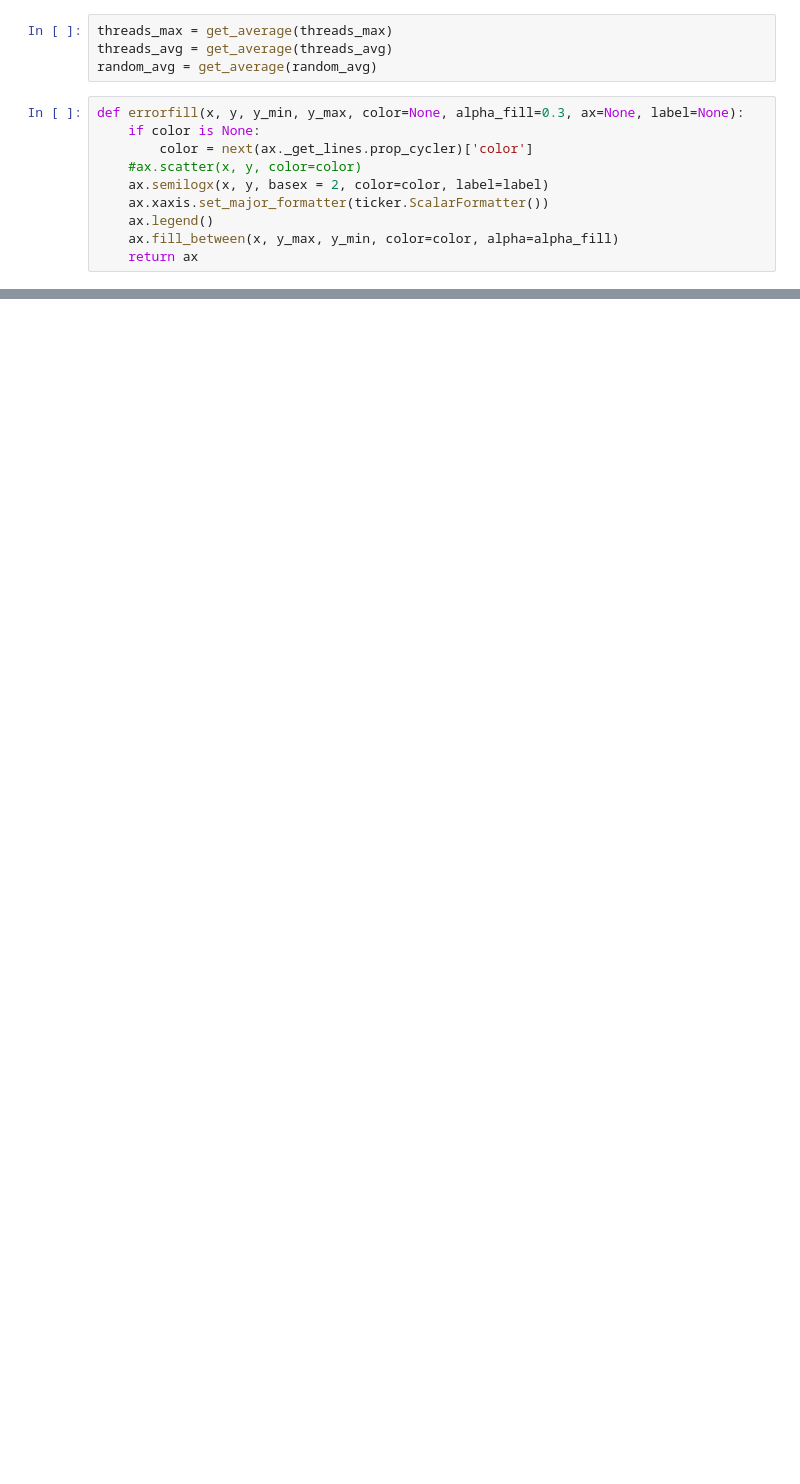
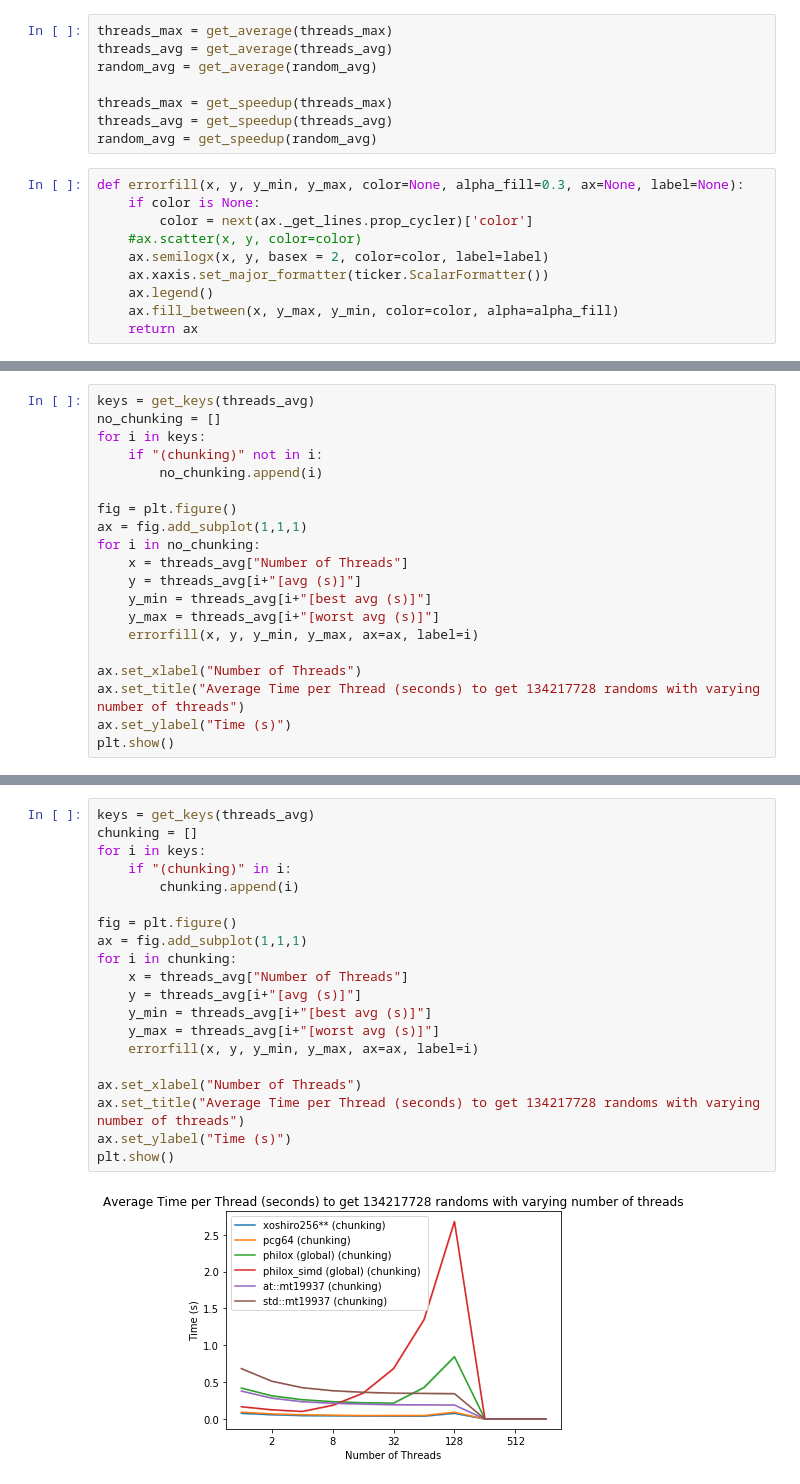
Before and after one commit to syed-ahmed/benchmark-rngs, a Jupyter notebook: results/plot-results.ipynb, the cells around one changed output, grey strips where cells are left out. Cells and saved outputs as stored; diff of their text form; blank space fills up the shorter version.

Commit message:
update plots

```diff
--- a/results/plot-results.ipynb
+++ b/results/plot-results.ipynb
@@ -30,6 +35,10 @@ def get_average(data):
 threads_max = get_average(threads_max)
 threads_avg = get_average(threads_avg)
 random_avg = get_average(random_avg)
+
+threads_max = get_speedup(threads_max)
+threads_avg = get_speedup(threads_avg)
+random_avg = get_speedup(random_avg)
 # %%
 def errorfill(x, y, y_min, y_max, color=None, alpha_fill=0.3, ax=None, label=None):
     if color is None:
@@ -88,0 +97,20 @@ plt.show()
+# %%
+keys = get_keys(threads_avg)
+no_chunking = []
+for i in keys:
+    if "(chunking)" not in i:
+        no_chunking.append(i)
+
+fig = plt.figure()
+ax = fig.add_subplot(1,1,1)
+for i in no_chunking:
+    x = threads_avg["Number of Threads"]
+    y = threads_avg[i+"[avg (s)]"]
+    y_min = threads_avg[i+"[best avg (s)]"]
+    y_max = threads_avg[i+"[worst avg (s)]"]
+    errorfill(x, y, y_min, y_max, ax=ax, label=i)
+
+ax.set_xlabel("Number of Threads")
+ax.set_title("Average Time per Thread (seconds) to get 134217728 randoms with varying number of threads")
+ax.set_ylabel("Time (s)")
+plt.show()
@@ -88,0 +120,22 @@ plt.show()
+# %%
+keys = get_keys(threads_avg)
+chunking = []
+for i in keys:
+    if "(chunking)" in i:
+        chunking.append(i)
+
+fig = plt.figure()
+ax = fig.add_subplot(1,1,1)
+for i in chunking:
+    x = threads_avg["Number of Threads"]
+    y = threads_avg[i+"[avg (s)]"]
+    y_min = threads_avg[i+"[best avg (s)]"]
+    y_max = threads_avg[i+"[worst avg (s)]"]
+    errorfill(x, y, y_min, y_max, ax=ax, label=i)
+
+ax.set_xlabel("Number of Threads")
+ax.set_title("Average Time per Thread (seconds) to get 134217728 randoms with varying number of threads")
+ax.set_ylabel("Time (s)")
+plt.show()
+# %% [output]
+[figure, added]
```
Also changed, not shown: parts of 10 cells of this notebook.
